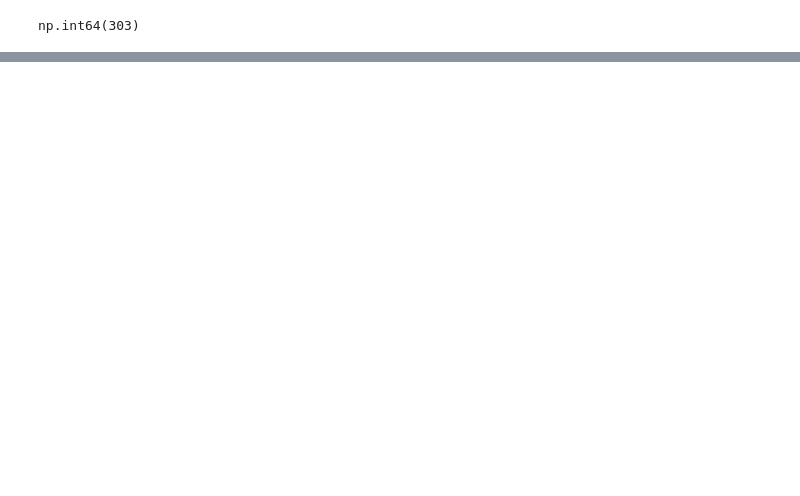
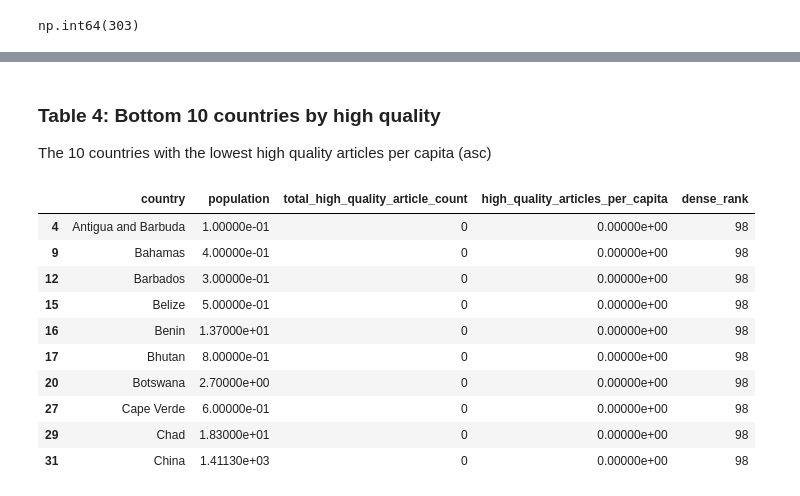
Before and after one commit to tchiang0/data-512-homework_2, a Jupyter notebook: hw2.ipynb, the cells around one changed output, grey strips where cells are left out. Cells and saved outputs as stored; diff of their text form; code cells hidden in the pictures; blank space fills up the shorter version.

```diff
--- a/hw2.ipynb
+++ b/hw2.ipynb
@@ -692,0 +661,18 @@ high_quality_article_count_by_region_population_df.sort_values('high_quality_art
+# %% [markdown]
+### Table 4: Bottom 10 countries by high quality
+The 10 countries with the lowest high quality articles per capita (asc)
+# %%
+bottom_10_countries_by_high_quality = top_10_countries_by_high_quality.nlargest(10, 'dense_rank')
+bottom_10_countries_by_high_quality
+# %% [output]
+|  | country | population | total_high_quality_article_count | high_quality_articles_per_capita | dense_rank |
+| 4 | Antigua and Barbuda | 1.00000e-01 | 0 | 0.00000e+00 | 98 |
+| 9 | Bahamas | 4.00000e-01 | 0 | 0.00000e+00 | 98 |
+| 12 | Barbados | 3.00000e-01 | 0 | 0.00000e+00 | 98 |
+| 15 | Belize | 5.00000e-01 | 0 | 0.00000e+00 | 98 |
+| 16 | Benin | 1.37000e+01 | 0 | 0.00000e+00 | 98 |
+| 17 | Bhutan | 8.00000e-01 | 0 | 0.00000e+00 | 98 |
+| 20 | Botswana | 2.70000e+00 | 0 | 0.00000e+00 | 98 |
+| 27 | Cape Verde | 6.00000e-01 | 0 | 0.00000e+00 | 98 |
+| 29 | Chad | 1.83000e+01 | 0 | 0.00000e+00 | 98 |
+| 31 | China | 1.41130e+03 | 0 | 0.00000e+00 | 98 |
```
Also changed, not shown: parts of 60 cells of this notebook.
